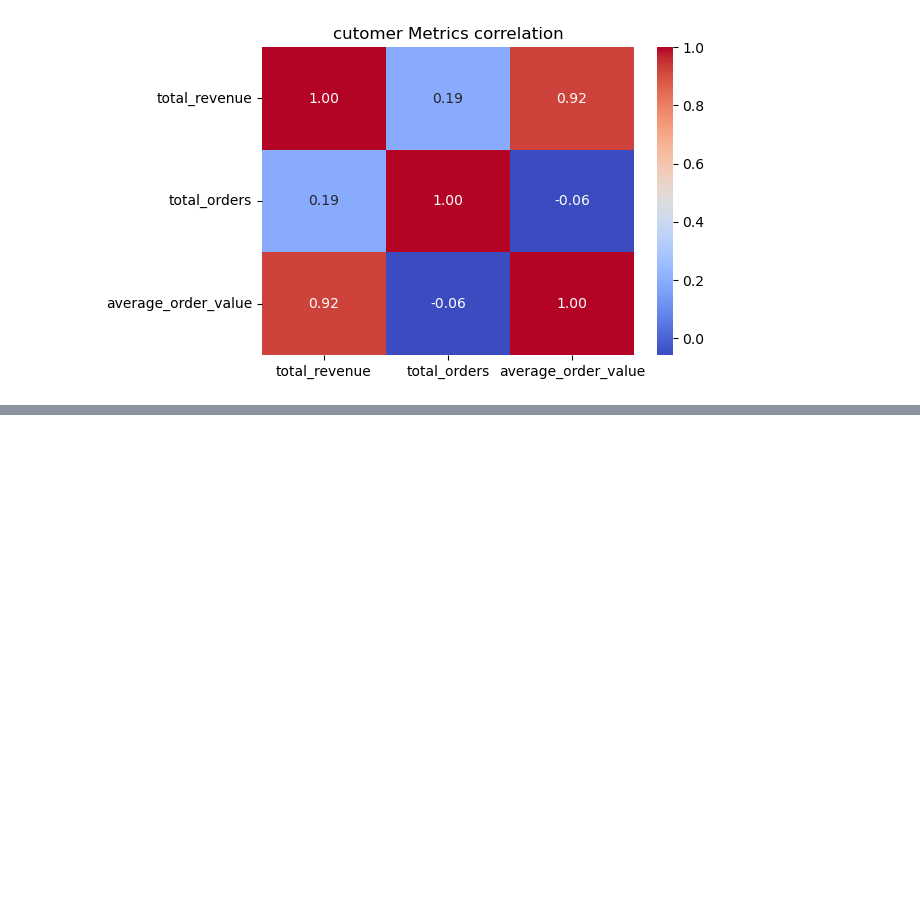
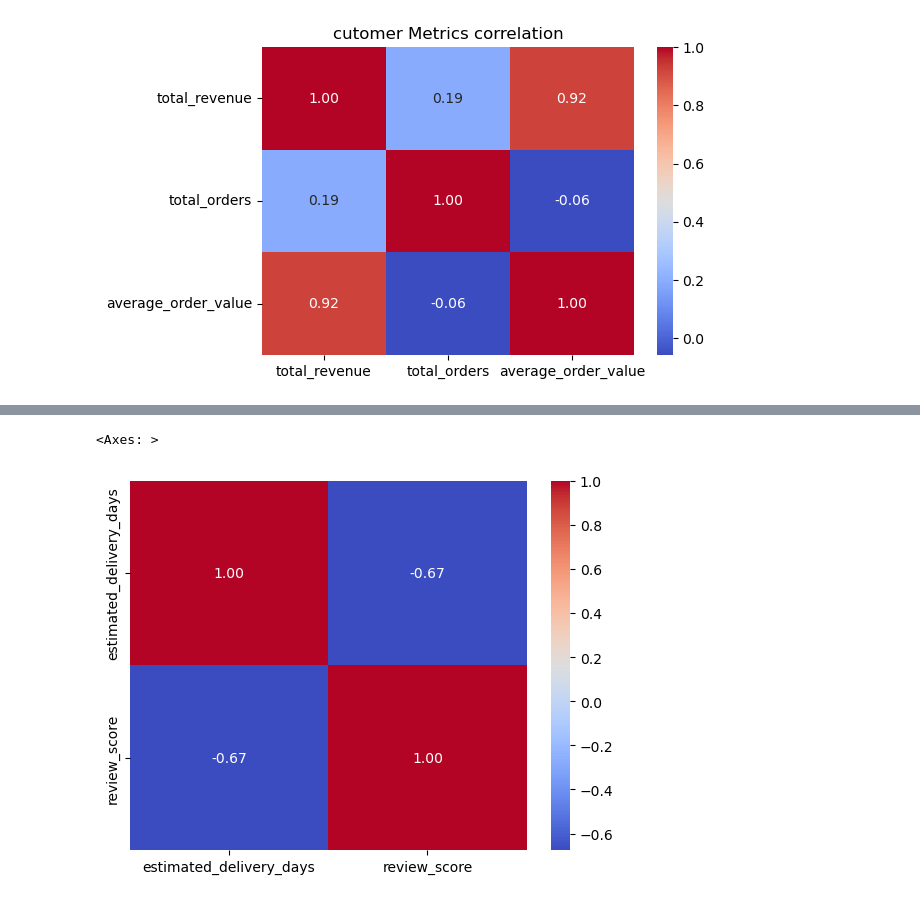
Before and after one commit to Vinaychauhan06/E-Commerce-Analytics-Dashboard-Python-SQL-Power-BI-, a Jupyter notebook: 02_EDA_Analysis.ipynb, the cells around one changed output, grey strips where cells are left out. Cells and saved outputs as stored; diff of their text form; code cells hidden in the pictures; blank space fills up the shorter version.

```diff
--- a/02_EDA_Analysis.ipynb
+++ b/02_EDA_Analysis.ipynb
@@ -335,0 +356,10 @@ plt.show()
+# %%
+# Convert timestamp columns to datetime
+odd['order_purchase_timestamp'] = pd.to_datetime(odd['order_purchase_timestamp'])
+odd['order_estimated_delivery_date'] = pd.to_datetime(odd['order_estimated_delivery_date'])
+
+# Calculate delivery time in days
+odd['estimated_delivery_days'] = (odd['order_estimated_delivery_date'] - odd['order_purchase_timestamp']).dt.days
+
+# Display the result
+order_review_time=odd[['order_id', 'order_purchase_timestamp', 'order_estimated_delivery_date', 'estimated_delivery_days']].head(10)
@@ -335,0 +382,6 @@ plt.show()
+# %%
+order_review_time = order_review_time.merge(
+    ord[['order_id', 'review_score']],
+    on='order_id',
+    how='left'
+)
@@ -335,0 +402,7 @@ plt.show()
+# %%
+corr_review =order_review_time.corr(numeric_only=True)
+# %%
+sns.heatmap(corr_review ,annot=True,cmap='coolwarm',fmt='.2f')
+# %% [output]
+<Axes: >
+[figure, added]
```
Also changed, not shown: parts of 21 cells of this notebook.
